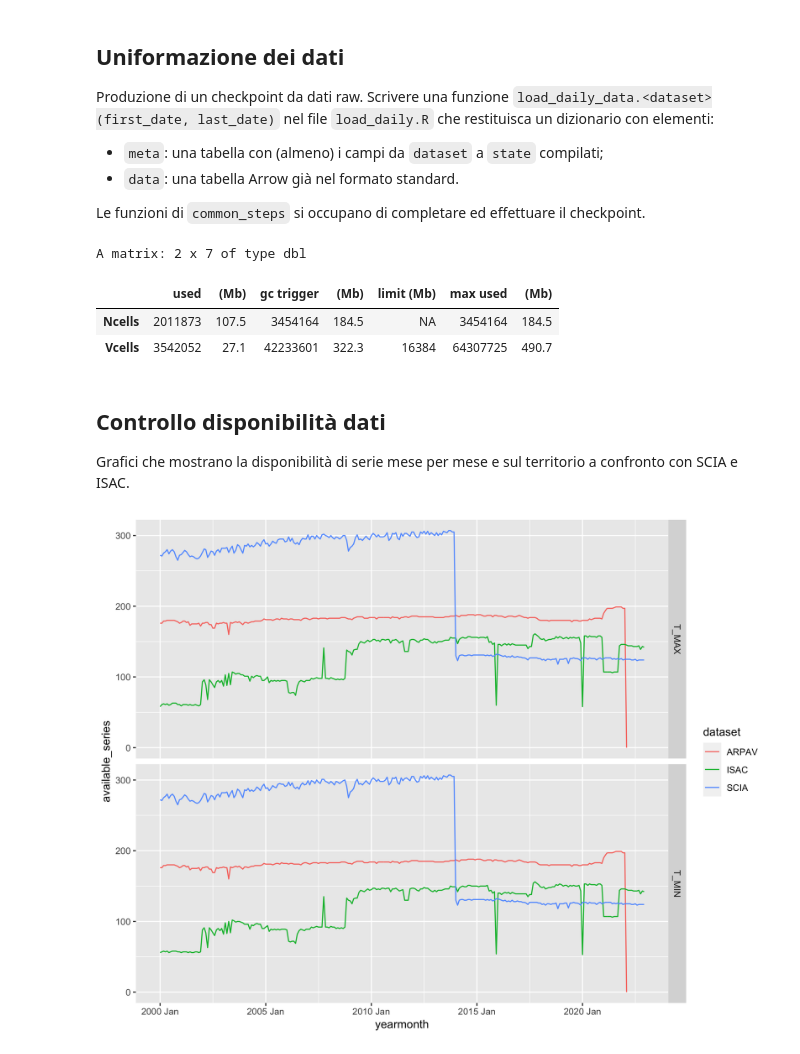
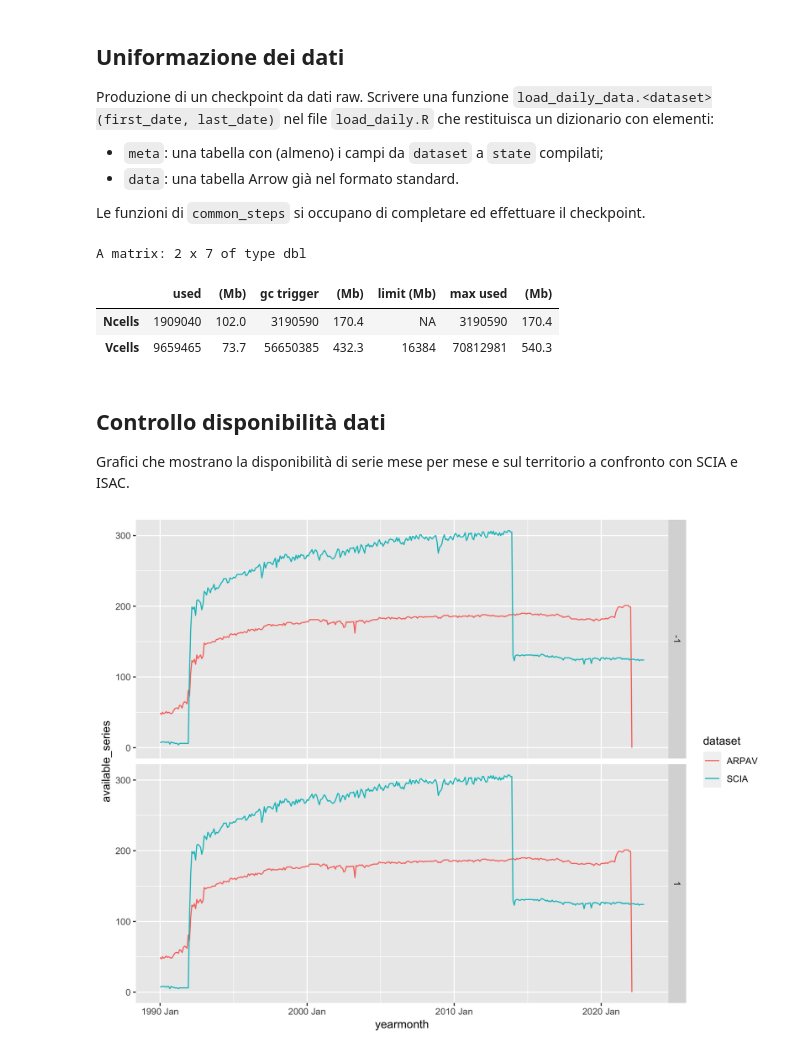
Before and after one commit to dnstudent/TesiMag, a Jupyter notebook: notebooks/integrazioni_regionali/veneto/data_load.ipynb, the cells around one changed output. Cells and saved outputs as stored; diff of their text form; code cells hidden in the pictures.

Commit message:
Updated ARPAV

```diff
--- a/notebooks/integrazioni_regionali/veneto/data_load.ipynb
+++ b/notebooks/integrazioni_regionali/veneto/data_load.ipynb
@@ -74,29 +74,29 @@ Produzione di un checkpoint da dati raw. Scrivere una funzione `load_daily_data.
 
 Le funzioni di `common_steps` si occupano di completare ed effettuare il checkpoint.
 # %%
-daily_dataset <- load_daily_data.arpav(first_date, last_date) |> prepare_daily_data(dataset)
-checkpoint_database(daily_dataset$database, dataset, "raw")
+daily_dataset <- load_daily_data.arpav() |> prepare_daily_data()
+save_checkpoint(daily_dataset$checkpoint, dataset, "raw")
 write_extra_metadata(daily_dataset$extra_meta |> collect(), dataset, conns$stations)
 rm(daily_dataset)
 gc()
 # %% [output]
 A matrix: 2 x 7 of type dbl
 |  | used | (Mb) | gc trigger | (Mb) | limit (Mb) | max used | (Mb) |
-| Ncells | 2011873 | 107.5 | 3454164 | 184.5 | NA | 3454164 | 184.5 |
-| Vcells | 3542052 | 27.1 | 42233601 | 322.3 | 16384 | 64307725 | 490.7 |
+| Ncells | 1909040 | 102.0 | 3190590 | 170.4 | NA | 3190590 | 170.4 |
+| Vcells | 9659465 | 73.7 | 56650385 | 432.3 | 16384 | 70812981 | 540.3 |
 # %% [markdown]
 ## Controllo disponibilità dati
 Grafici che mostrano la disponibilità di serie mese per mese e sul territorio a confronto con SCIA e ISAC.
 # %%
-comp_datasets <- c(dataset, "SCIA", "ISAC")
-stations <- open_metadata(comp_datasets, "raw", provisional = TRUE) |> filter_inside(state_boundaries)
-state_data <- query_from_checkpoint(comp_datasets, "raw") |>
-    semi_join.ddb(stations, join_by(dataset, station_id == id))
-
+conn <- dbConnect(duckdb())
+stations <- query_checkpoint(c(dataset, "SCIA"), "metadata", "raw", conn) |> filter(state == "Veneto")
+state_data <- query_checkpoint(c(dataset, "SCIA"), "data", "raw", conn) |>
+    filter(date >= as.Date("1990-01-01")) |>
+    semi_join(stations, join_by(dataset == original_dataset, station_id == original_id))
 c(p, ymonthly_avail) %<-% ymonthly_availabilities(state_data)
 p
 # %% [output]
-[figure, old version]
+[figure, new version]
 # %%
 c(p, climats) %<-% spatial_availabilities(ymonthly_avail, stations, state_boundaries)
 p
```
Also changed, not shown: parts of 4 cells of this notebook, 2 other files.
